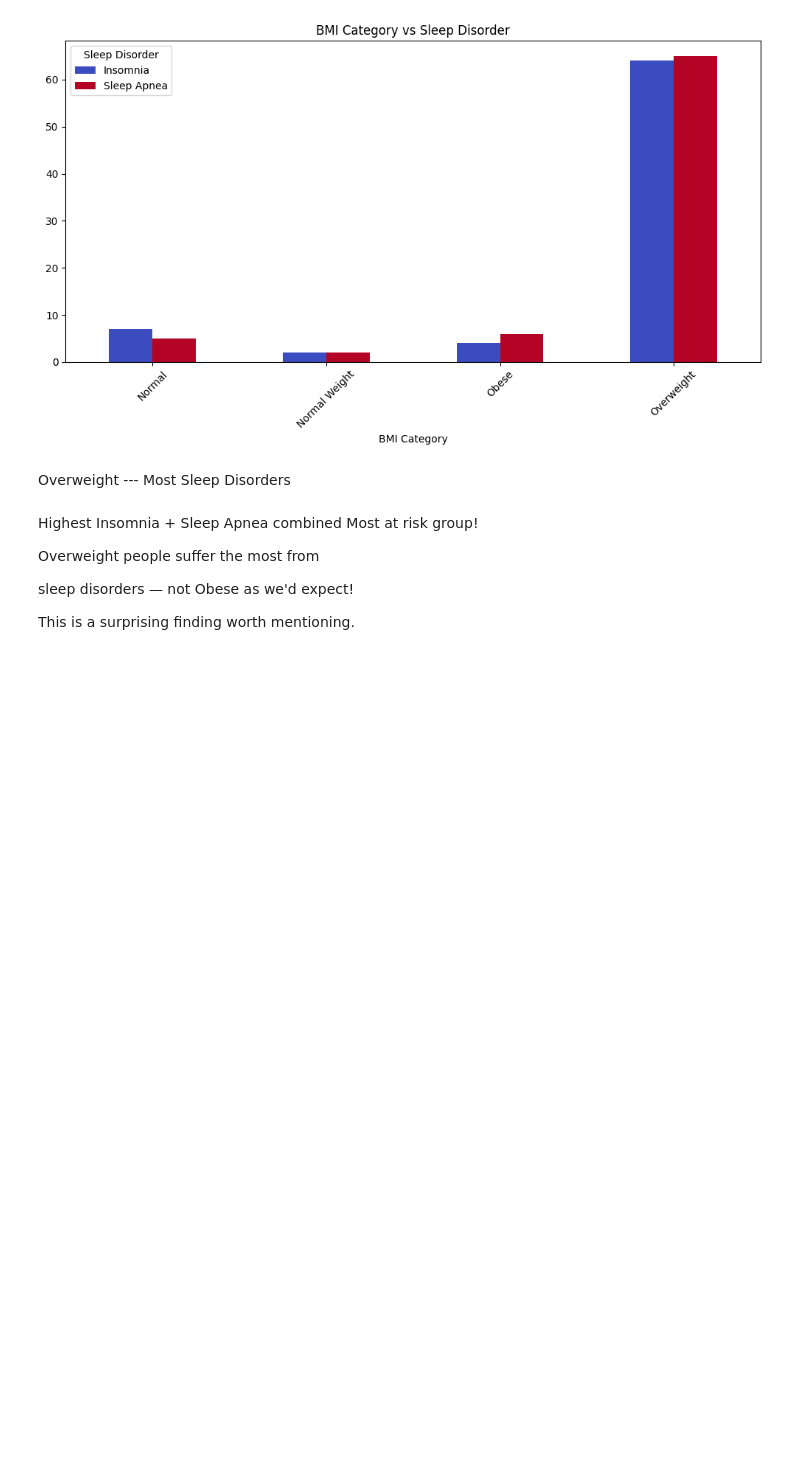
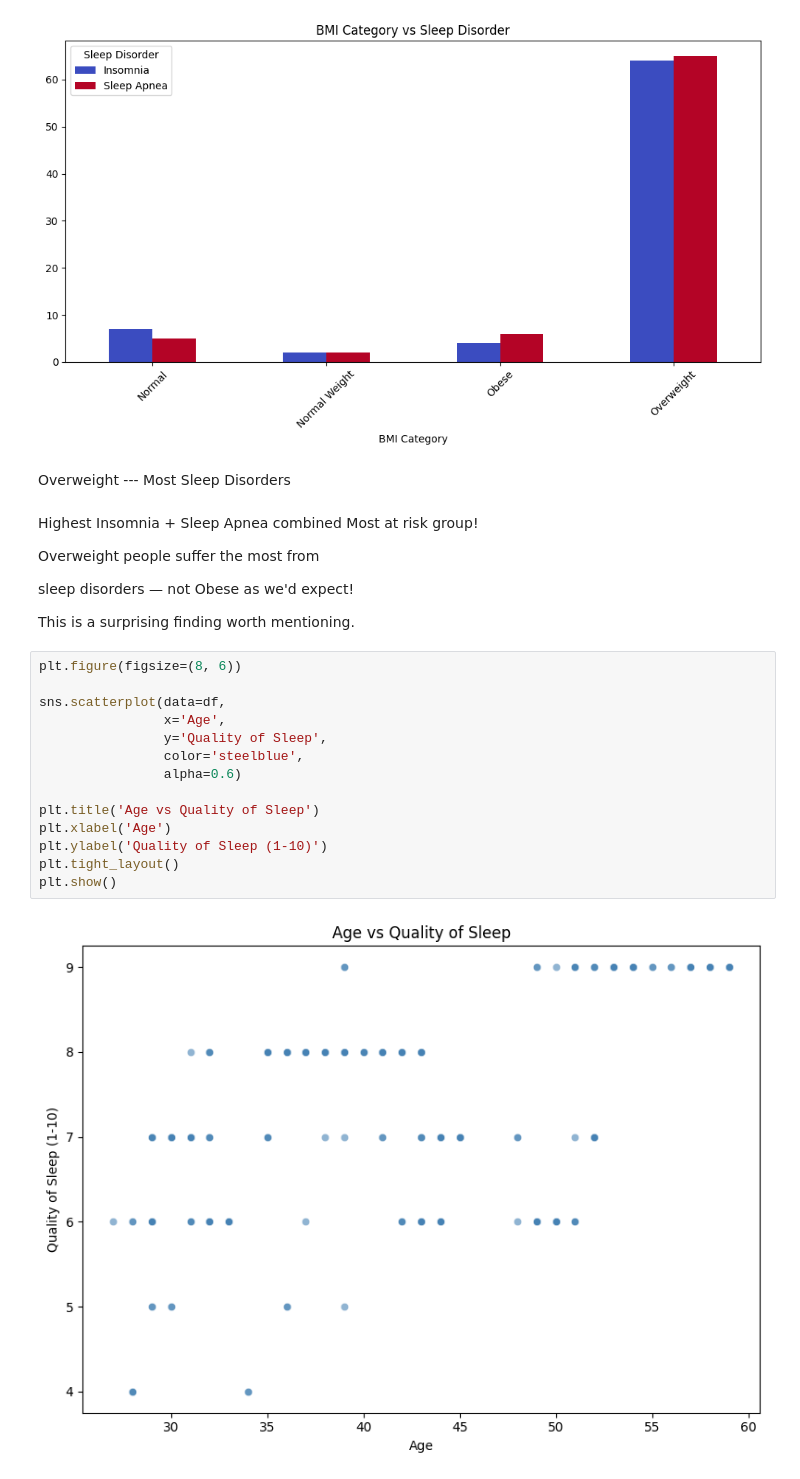
Before and after one commit to suzzzel5/Sleep-health-and-lifestyle-, a Jupyter notebook: notebooks/02_sleep_bivariate_analysis.ipynb, the cells around one changed output. Drawn from its saved outputs; the diff is of its cells as text; blank space fills up the shorter version.

```diff
--- a/notebooks/02_sleep_bivariate_analysis.ipynb
+++ b/notebooks/02_sleep_bivariate_analysis.ipynb
@@ -226,3 +226,19 @@ Overweight people suffer the most from
 sleep disorders — not Obese as we'd expect!
 
 This is a surprising finding worth mentioning.
+# %%
+plt.figure(figsize=(8, 6))
+
+sns.scatterplot(data=df,
+                x='Age',
+                y='Quality of Sleep',
+                color='steelblue',
+                alpha=0.6)
+
+plt.title('Age vs Quality of Sleep')
+plt.xlabel('Age')
+plt.ylabel('Quality of Sleep (1-10)')
+plt.tight_layout()
+plt.show()
+# %% [output]
+[figure, added]
```
Also changed, not shown: parts of 3 cells of this notebook.
